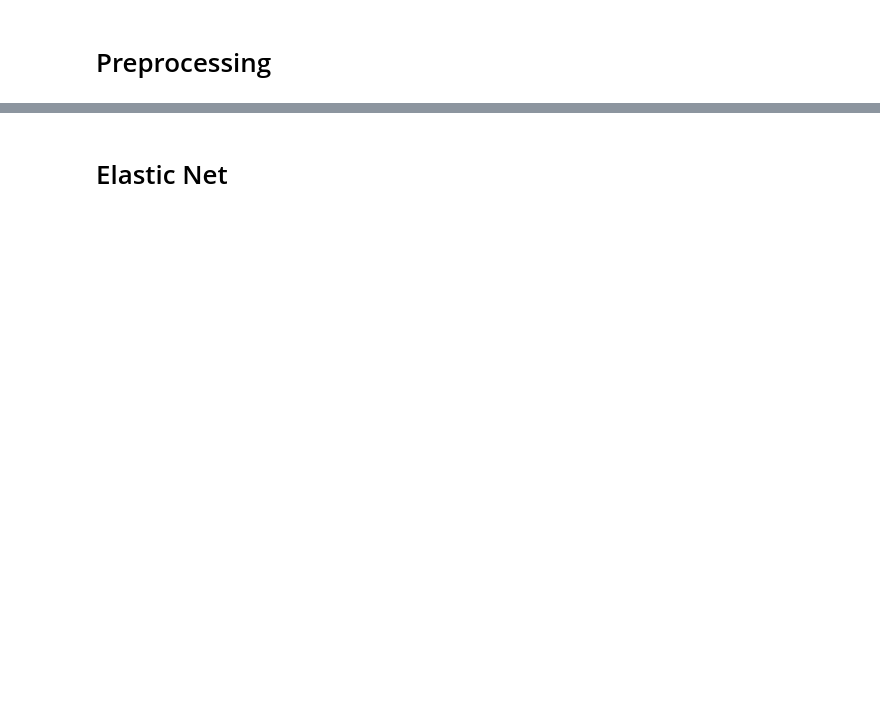
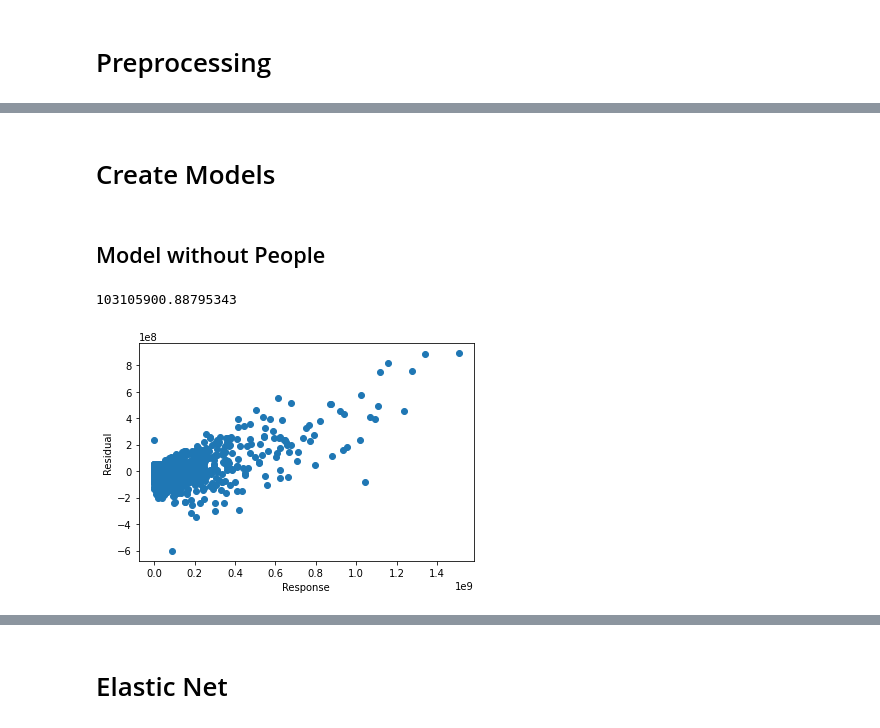
Before and after one commit to alecarreche/movies, a Jupyter notebook: models.ipynb, the cells around one changed output, grey strips where cells are left out. Cells and saved outputs as stored; diff of their text form; code cells hidden in the pictures; blank space fills up the shorter version.

Commit message:
finished models and visualization

```diff
--- a/models.ipynb
+++ b/models.ipynb
@@ -161,2 +82,0 @@ plt.scatter(y_test, resids)
-# %%
-resids = pd.DataFrame({"rev" : y_test, "resid" : resids})
@@ -186,10 +82,0 @@ explained_variance_score(y_test_log, y_log_pred)
-# %%
-ridge_model = RidgeCV(normalize=True, cv=10).fit(X_train, y_train)
-y_pred = ridge_model.predict(X_test)
-print(np.sqrt(mean_squared_error(y_test, y_pred)))
-print(explained_variance_score(y_test, y_pred))
-
-resids = y_test - y_pred
-df_resids = pd.DataFrame({"resids" : resids, "revenue" : y_test})
-df_resids.sort_values(by="revenue", inplace=True)
-plt.scatter(df_resids["revenue"], df_resids["resids"])
@@ -206,0 +108,33 @@ np.sqrt(mean_squared_error(y_test, y_pred))
+# %% [markdown]
+# Create Models
+# %%
+def fit_predict(model, X_train, X_test, y_train, y_test):
+    model.fit(X_train, y_train)
+    y_pred = model.predict(X_test)
+    print(np.sqrt(mean_squared_error(y_test, y_pred)))
+
+    return y_pred
+
+def visualize_resids(y_pred, y_test):
+    resids = y_test - y_pred
+    plt.scatter(y_test, resids)
+    plt.xlabel("Response")
+    plt.ylabel("Residual")
+# %% [markdown]
+## Model without People
+# %%
+X = pd.get_dummies(df[["budget", "runtime", "is_franchise", "genre", "release_month", "release_year"]])
+y = df["revenue"].values
+X_train, X_test, y_train, y_test = train_test_split(
+    X, y, test_size=0.3, random_state=2)
+scaler = StandardScaler()
+X_train_scaled = scaler.fit_transform(X_train)
+X_test_scaled = scaler.transform(X_test)
+X_scaled = scaler.transform(X)
+# %%
+lasso_model = LassoCV(normalize=True, cv=10)
+lasso_pred = fit_predict(lasso_model, X_train, X_test, y_train, y_test)
+visualize_resids(lasso_pred, y_test)
+# %% [output]
+103105900.88795343
+[figure, added]
```
Also changed, not shown: parts of 82 cells of this notebook, 3 other files.
